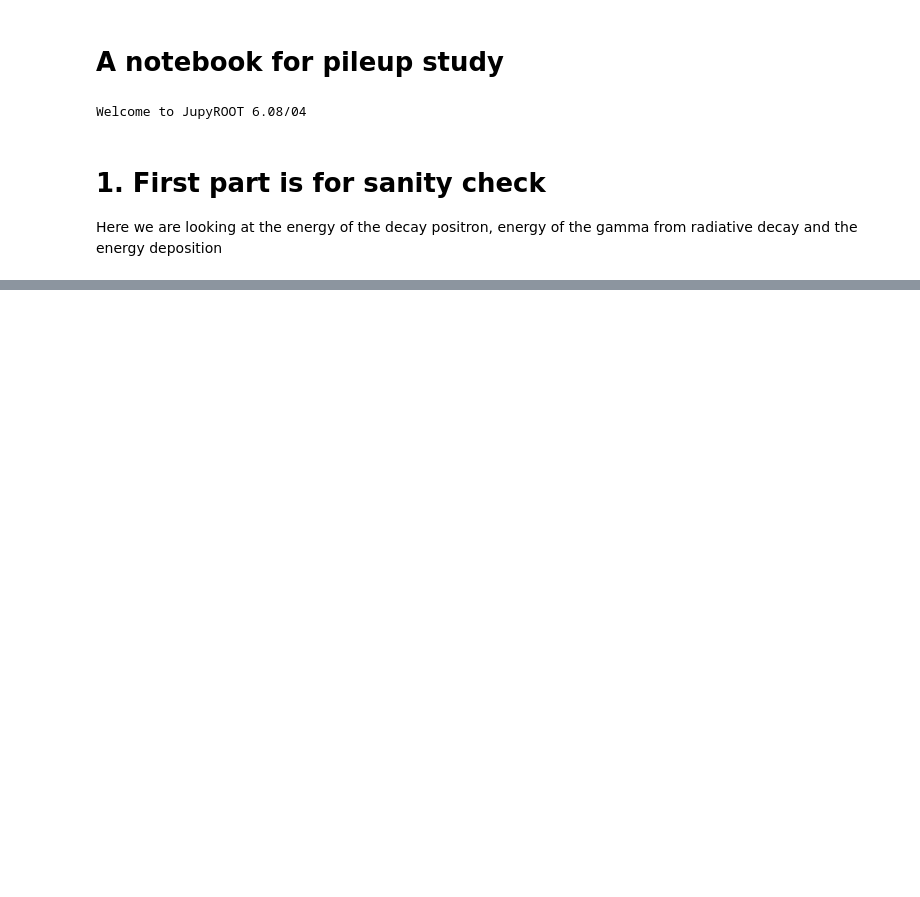
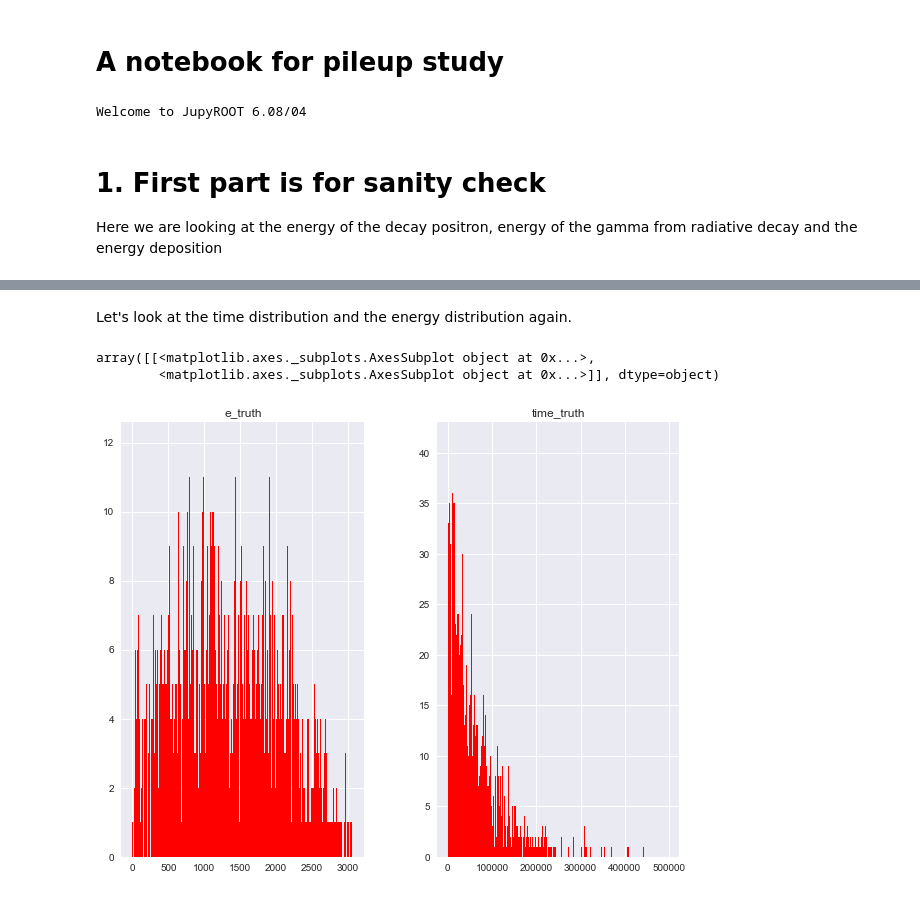
Before and after one commit to kimsiang/MuonG2, a Jupyter notebook: pileup/PileupStudy.ipynb, the cells around one changed output, grey strips where cells are left out. Drawn from its saved outputs; the diff is of its cells as text; code cells hidden in the pictures; blank space fills up the shorter version.

```diff
--- a/pileup/PileupStudy.ipynb
+++ b/pileup/PileupStudy.ipynb
@@ -185,0 +98,5 @@ plt.show()
+# %%
+df = df[df.calo_num>-1]
+df = df.sort_values(['calo_num','time_truth'])
+df = df.reset_index(drop=True)
+df.head(20)
@@ -185,0 +125,8 @@ plt.show()
+# %%
+calo00 = df[df.calo_num==0]
+calo00 = calo00.drop('calo_num', 1)
+calo00['dt_next'] = calo00['time_truth'].diff(1).shift(-1)
+calo00['dt_previous'] = calo00['dt_next'].shift(1)
+#calo00 = calo00.replace('NaN',0)
+calo00 = calo00.reset_index(drop=True)
+calo00.head(10)
@@ -185,0 +145,8 @@ plt.show()
+# %% [markdown]
+Let's look at the time distribution and the energy distribution again.
+# %%
+calo00.hist(['time_truth','e_truth'],bins=500,color='red')
+# %% [output]
+array([[<matplotlib.axes._subplots.AxesSubplot object at 0x...>,
+        <matplotlib.axes._subplots.AxesSubplot object at 0x...>]], dtype=object)
+[figure, added]
```
Also changed, not shown: parts of 46 cells of this notebook.
